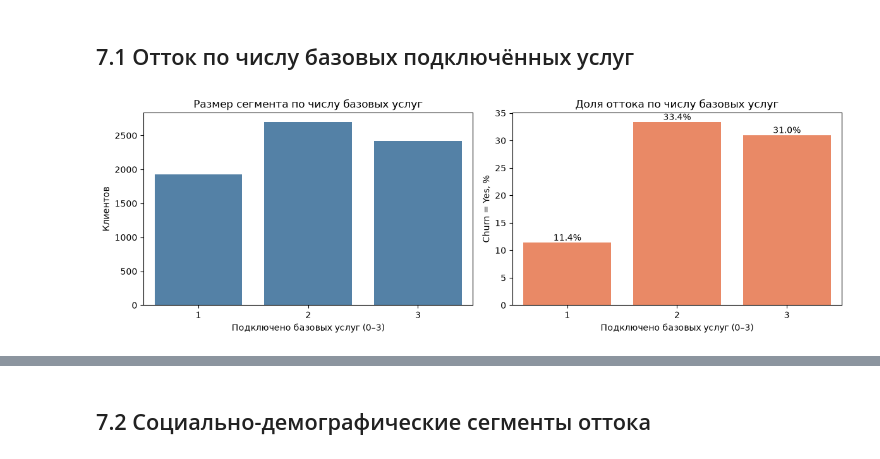
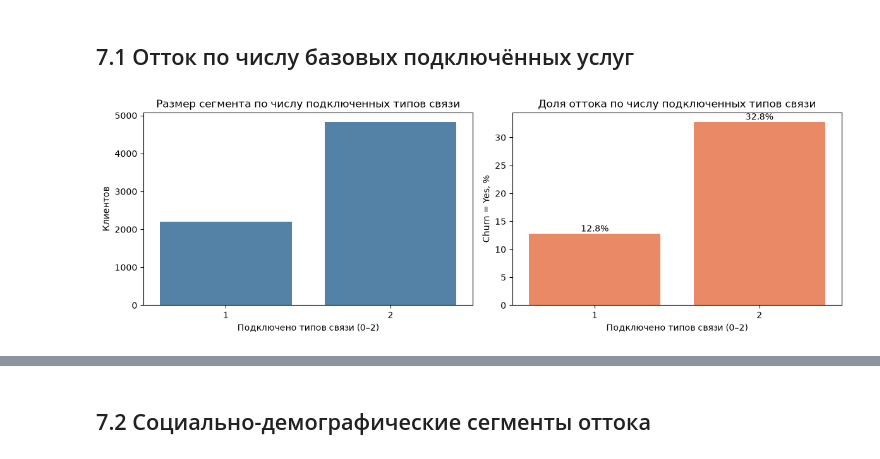
Before and after one commit to EntroKita/case_customer_churn, a Jupyter notebook: pipeline_customer_churn.ipynb, the cells around one changed output, grey strips where cells are left out. Saved outputs shown, nothing was run; the diff lists cells and outputs as text; code cells hidden in the pictures.

Commit message:
Убрала замену категорий из этапа проверки качества. Уточнила постановку задачи. Переписала выводы EDA.  Из расчета NumBasicServices исключила TV, так как без интернета она не подключается.

```diff
--- a/pipeline_customer_churn.ipynb
+++ b/pipeline_customer_churn.ipynb
@@ -212,16 +254,0 @@ print(f'Количество ячеек с No internet service:{no_internet_chec
-# %%
-cols_to_fix = [
-    ('MultipleLines', 'No phone service'),
-    ('OnlineSecurity', 'No internet service'),
-    ('OnlineBackup', 'No internet service'),
-    ('DeviceProtection', 'No internet service'),
-    ('TechSupport', 'No internet service'),
-    ('StreamingTV', 'No internet service'),
-    ('StreamingMovies', 'No internet service')
-]
-
-for col, old_val in cols_to_fix:
-    # Заменяем значения на No
-    df[col] = df[col].replace(old_val, 'No')
-
-print(df[[c[0] for c in cols_to_fix]].dtypes)
@@ -587,35 +617,36 @@ plt.show()
 # %%
 df_eda["HasInternet"] = df_eda["InternetService"].isin(
     ["DSL", "Fiber optic"]
 ).astype(int)
 df_eda["HasPhone"] = df_eda["PhoneService"].eq("Yes").astype(int)
-df_eda["HasTV"] = df_eda["StreamingTV"].eq("Yes").astype(int)
+#df_eda["HasTV"] = df_eda["StreamingTV"].eq("Yes").astype(int)
 
-base_service_flags = ["HasInternet", "HasPhone", "HasTV"]
+#base_service_flags = ["HasInternet", "HasPhone", "HasTV"]
+base_service_flags = ["HasInternet", "HasPhone"]
 df_eda["NumBasicServices"] = df_eda[base_service_flags].sum(axis=1)
 basic_service_summary = (
     df_eda.groupby('NumBasicServices', observed=False)
     .agg(Клиентов=('ChurnFlag', 'size'),
          Ушли=('ChurnFlag', 'sum'),
          Доля_оттока=('ChurnFlag', 'mean'))
     .reset_index()
 )
 basic_service_summary['Доля_оттока_pct'] = basic_service_summary['Доля_оттока'] * 100
 
 fig, axes = plt.subplots(1, 2, figsize=(12, 4))
 sns.barplot(data=basic_service_summary, x='NumBasicServices', y='Клиентов',
             ax=axes[0], color='steelblue')
-axes[0].set(title='Размер сегмента по числу базовых услуг',
-            xlabel='Подключено базовых услуг (0–3)', ylabel='Клиентов')
+axes[0].set(title='Размер сегмента по числу подключенных типов связи',
+            xlabel='Подключено типов связи (0–2)', ylabel='Клиентов')
 sns.barplot(data=basic_service_summary, x='NumBasicServices', y='Доля_оттока_pct',
             ax=axes[1], color='coral')
-axes[1].set(title='Доля оттока по числу базовых услуг',
-            xlabel='Подключено базовых услуг (0–3)', ylabel='Churn = Yes, %')
+axes[1].set(title='Доля оттока по числу подключенных типов связи',
+            xlabel='Подключено типов связи (0–2)', ylabel='Churn = Yes, %')
 for bar in axes[1].patches:
     axes[1].annotate(f'{bar.get_height():.1f}%',
                      (bar.get_x() + bar.get_width()/2, bar.get_height()),
                      ha='center', va='bottom')
 plt.tight_layout()
 plt.show()
 # %% [output]
-[figure, old version]
+[figure, new version]
```
Also changed, not shown: parts of 27 cells of this notebook.
